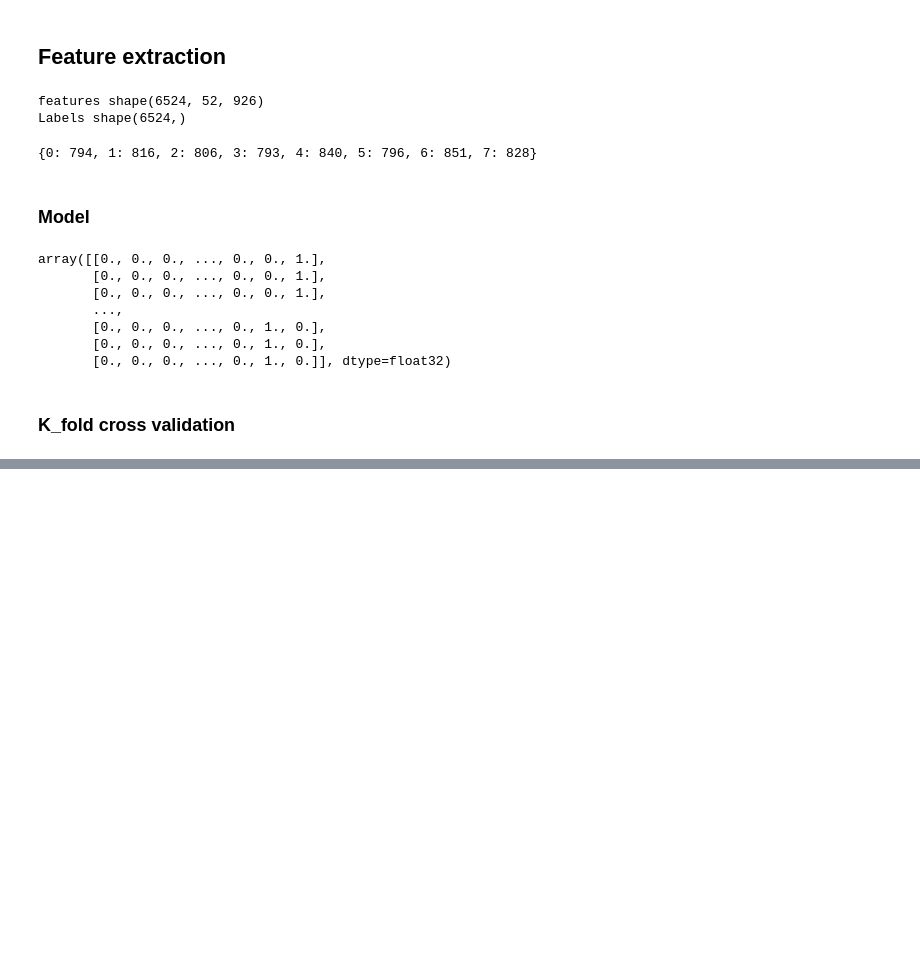
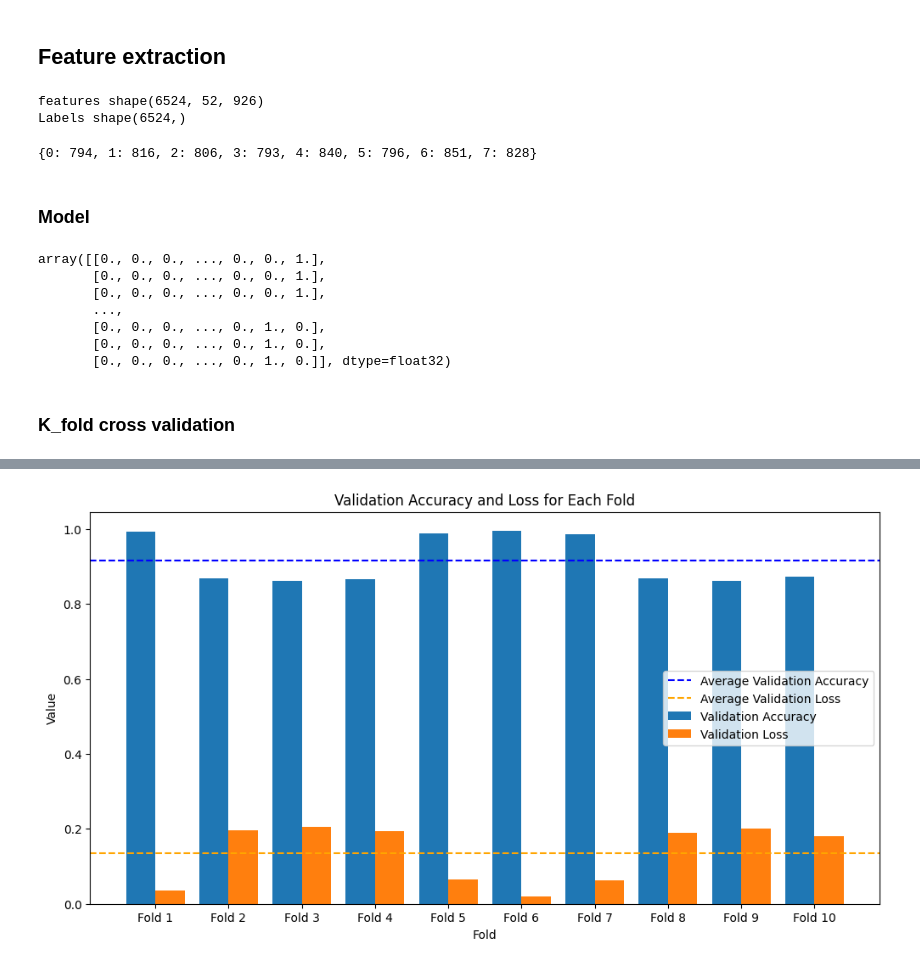
Before and after one commit to J-Abdullah/RDM, a Jupyter notebook: jupyter_notebooks/RDM0.2.ipynb, the cells around one changed output, grey strips where cells are left out. Saved outputs shown, nothing was run; the diff lists cells and outputs as text; code cells hidden in the pictures; blank space fills up the shorter version.

```diff
--- a/jupyter_notebooks/RDM0.2.ipynb
+++ b/jupyter_notebooks/RDM0.2.ipynb
@@ -288,0 +346,16 @@ plt.show()
+# %%
+
+sum_accuracy = 0
+sum_loss = 0
+
+
+for i, score in enumerate(val_scores):
+    print(f"Fold {i+1} - Loss: {score[0]}, Accuracy: {score[1]}")
+    sum_loss += score[0]
+    sum_accuracy += score[1]
+
+avg_val_acc = sum_loss / len(val_scores)
+avg_val_loss = sum_accuracy / len(val_scores)
+
+print(f'Average validation accuracy: {avg_val_acc}')
+print(f'Average validation loss: {avg_val_loss}')
@@ -289,3 +375,37 @@ plt.show()
+# %%
+# Separate the validation accuracies and losses
+final_val_losses = [score[0] for score in val_scores]
+final_val_accs = [score[1] for score in val_scores]
+
+# Calculate the average validation accuracy and loss
+avg_val_loss = np.mean(final_val_losses)
+avg_val_acc = np.mean(final_val_accs)
+
+# Create an array with the positions of each bar on the x-axis
+x = np.arange(len(final_val_accs))
+
+# Create a bar chart of the validation accuracy
+plt.figure(figsize=(12, 6))
+plt.bar(x - 0.2, final_val_accs, 0.4, label='Validation Accuracy')
+plt.bar(x + 0.2, final_val_losses, 0.4, label='Validation Loss')
+
+# Add the average validation accuracy and loss as horizontal lines
+plt.axhline(avg_val_acc, color='blue', linestyle='dashed', label='Average Validation Accuracy')
+plt.axhline(avg_val_loss, color='orange', linestyle='dashed', label='Average Validation Loss')
+
+# Add labels and title
+plt.xlabel('Fold')
+plt.ylabel('Value')
+plt.title('Validation Accuracy and Loss for Each Fold')
+plt.xticks(x, [f'Fold {i+1}' for i in range(len(final_val_accs))])
+
+# Add a legend
+plt.legend()
+
+# Show the chart
+plt.show()
+# %% [output]
+[figure, added]
 # %%
 # #applying one_hot encoding
 # encoder=OneHotEncoder(sparse=False,handle_unknown='ignore')
```
Also changed, not shown: parts of 11 cells of this notebook, 2 other files.
